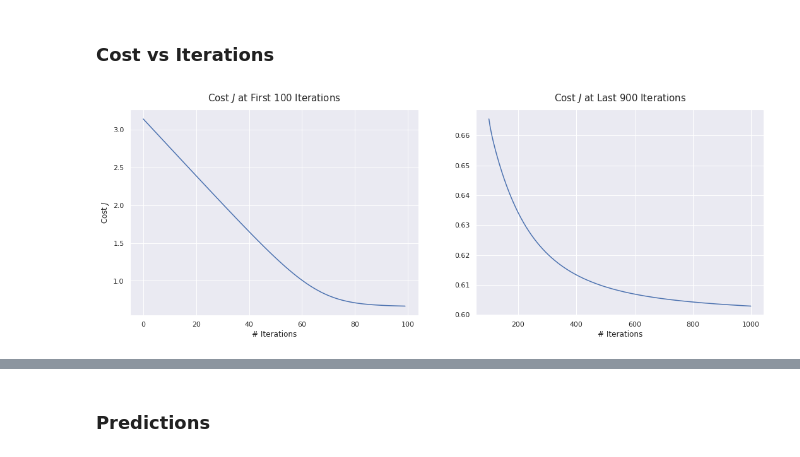
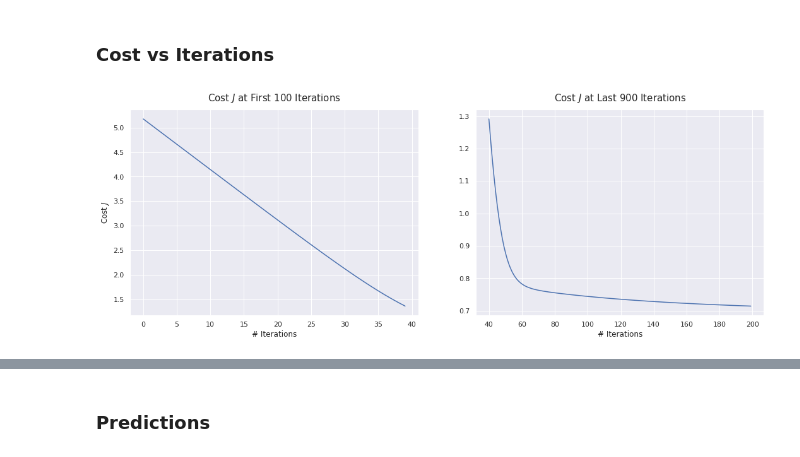
Before and after one commit to princeKike27/Credit-Card-Approval-Prediction, a Jupyter notebook: Credit_Car_Approval_Prediction.ipynb, the cells around one changed output, grey strips where cells are left out. Drawn from its saved outputs; the diff is of its cells as text; code cells hidden in the pictures.

```diff
--- a/Credit_Car_Approval_Prediction.ipynb
+++ b/Credit_Car_Approval_Prediction.ipynb
@@ -1737,6 +1739,6 @@ Name: card_pre_approved, dtype: int64
 # %%
 # merge_dfs >> Inner Join
-df_appli_labels = pd.merge(df_appli_encod, df_credit_card_approval, on='ID', how='inner')
+df_appli_labels = pd.merge(df_appli_encod, df_credit, on='ID', how='inner')
 
 df_appli_labels
 # %% [output]
@@ -1908,7 +1909,7 @@ array([[0, 1, 1, 1, 1, 0, 0, 1, 0, 0],
 ### Labels
 # %%
 # create df with client ID and labels
-df_labels = df_appli_labels[['ID', 'card_pre_approved']]
+df_labels = df_appli_labels[['ID', 'card_approved']]
 
 df_labels
 # %% [output]
@@ -1928,6 +1929,6 @@ df_labels
 # %%
 # create numpy array
-y_labels = np.array(df_labels['card_pre_approved'])
+y_labels = np.array(df_labels['card_approved'])
 
 
 print(f'y_labels shape: {y_labels.shape}', '\n')
@@ -2212,7 +2213,7 @@ def gradient_descent(x, y, w_init, b_init, alpha, num_iter, calculate_cost, calc
 # calculate gradient descent
 
 # set number of iterations and alpha
-num_iter = 1000
+num_iter = 200
 alpha = 0.1
 
 # Find best w, b that Minimize Cost
@@ -2277,23 +2281,23 @@ Cost: 0.6029
 # %%
 # plot cost vs iterations
 fig, (ax1, ax2) = plt.subplots(1, 2, figsize=(18, 6))
 
-# first 100 iterations
-ax1.plot(np.arange(100), historic_cost[:100])
+# first 40 iterations
+ax1.plot(np.arange(40), historic_cost[:40])
 
 ax1.set_xlabel('# Iterations')
 ax1.set_ylabel('Cost $J$')
 ax1.set_title('Cost $J$ at First 100 Iterations', pad=13, size=15)
 
-# last 900 iterations
-ax2.plot(100 + np.arange(900), historic_cost[100:])
+# last 160 iterations
+ax2.plot(40 + np.arange(160), historic_cost[40:])
 
 ax2.set_xlabel('# Iterations')
 ax2.set_title('Cost $J$ at Last 900 Iterations', pad=13, size=15)
 
 plt.show()
 # %% [output]
-[figure, old version]
+[figure, new version]
 # %% [markdown]
 ![green-divider](https://user-images.githubusercontent.com/7065401/52071924-c003ad80-2562-11e9-8297-1c6595f8a7ff.png)
 # %% [markdown]
```
Also changed, not shown: parts of 41 cells of this notebook.
